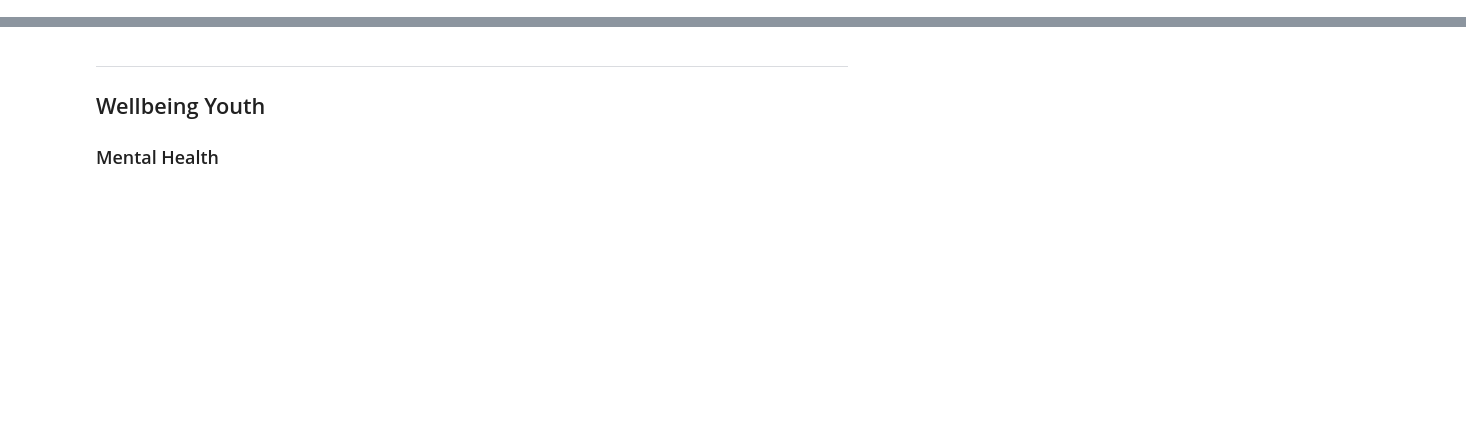
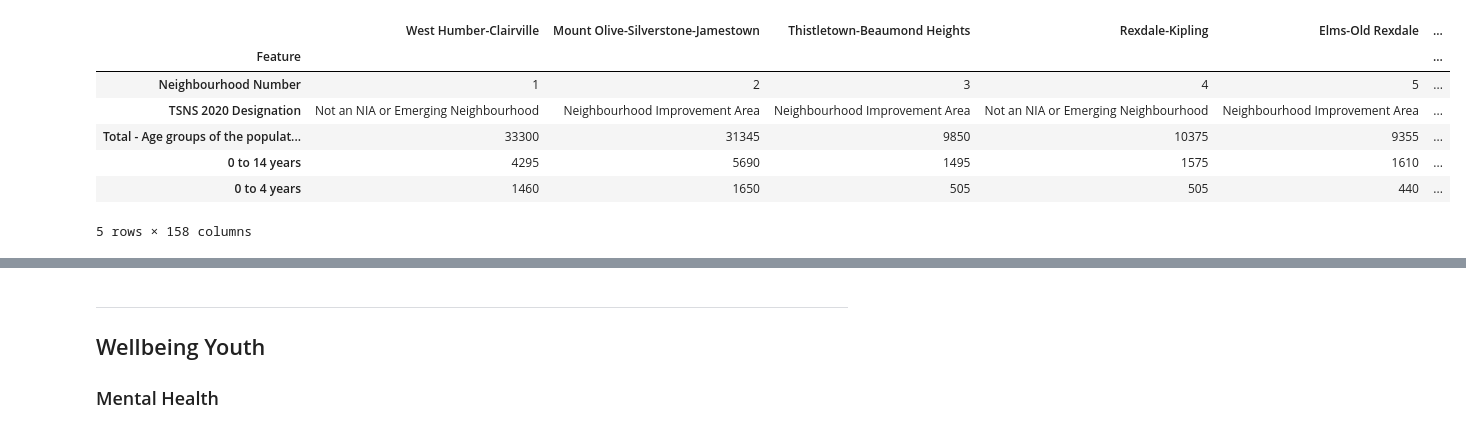
Before and after one commit to tsbarr/toronto-open-data, a Jupyter notebook: mental-health-services/notebooks/01_data_collection.ipynb, the cells around one changed output, grey strips where cells are left out. Cells and saved outputs as stored; diff of their text form; code cells hidden in the pictures; blank space fills up the shorter version.

```diff
--- a/mental-health-services/notebooks/01_data_collection.ipynb
+++ b/mental-health-services/notebooks/01_data_collection.ipynb
@@ -12,0 +104,15 @@ client = TorontoOpenDataAPI()
+# %%
+nb_df = (nb_df
+    .rename(columns={'Neighbourhood Name': 'Metric'})
+    .set_index('Metric')
+)
+nb_df.head()
+# %% [output]
+|  | West Humber-Clairville | Mount Olive-Silverstone-Jamestown | Thistletown-Beaumond Heights | Rexdale-Kipling | Elms-Old Rexdale | ... |
+| Feature |  |  |  |  |  | ... |
+| Neighbourhood Number | 1 | 2 | 3 | 4 | 5 | ... |
+| TSNS 2020 Designation | Not an NIA or Emerging Neighbourhood | Neighbourhood Improvement Area | Neighbourhood Improvement Area | Not an NIA or Emerging Neighbourhood | Neighbourhood Improvement Area | ... |
+| Total - Age groups of the populat... | 33300 | 31345 | 9850 | 10375 | 9355 | ... |
+| 0 to 14 years | 4295 | 5690 | 1495 | 1575 | 1610 | ... |
+| 0 to 4 years | 1460 | 1650 | 505 | 505 | 440 | ... |
+5 rows × 158 columns
```
Also changed, not shown: parts of 10 cells of this notebook, 1 other file.
